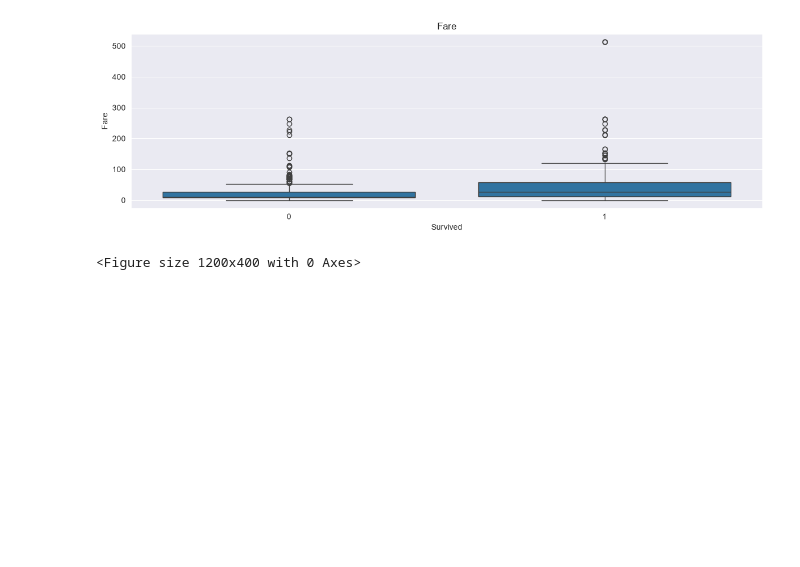
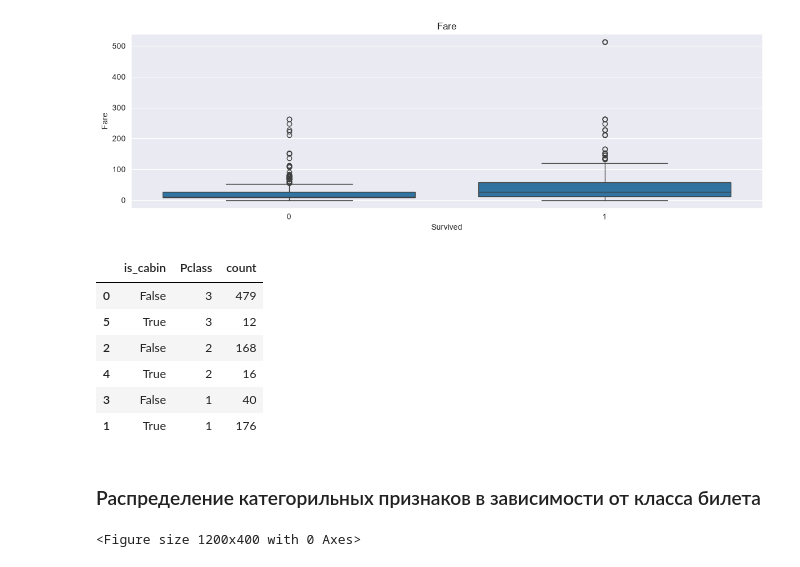
Before and after one commit to mulyug/kaggle-titanic, a Jupyter notebook: notebooks/eda.ipynb, the cells around one changed output. Saved outputs shown, nothing was run; the diff lists cells and outputs as text; code cells hidden in the pictures; blank space fills up the shorter version.

```diff
--- a/notebooks/eda.ipynb
+++ b/notebooks/eda.ipynb
@@ -164,4 +182,15 @@ for col in ['Age', 'Fare']:
 # %%
 # Гипотеза, что кабины указаны для первого класса и что это будет хороший признак
 train_df['is_cabin'] = train_df.Cabin.notna()
+train_df[["is_cabin", "Pclass"]].value_counts().reset_index().sort_values(by=["Pclass", "is_cabin"], ascending=[False, True])
+# %% [output]
+|  | is_cabin | Pclass | count |
+| 0 | False | 3 | 479 |
+| 5 | True | 3 | 12 |
+| 2 | False | 2 | 168 |
+| 4 | True | 2 | 16 |
+| 3 | False | 1 | 40 |
+| 1 | True | 1 | 176 |
+# %% [markdown]
+### Распределение категорильных признаков в зависимости от класса билета
 # %%
```
Also changed, not shown: parts of 15 cells of this notebook.
